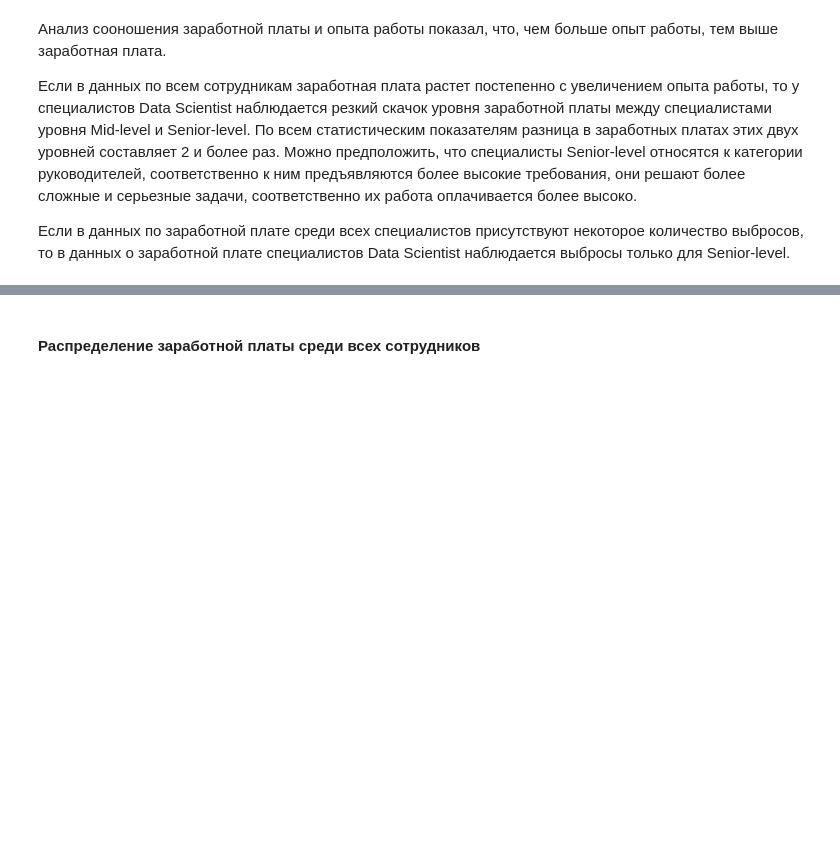
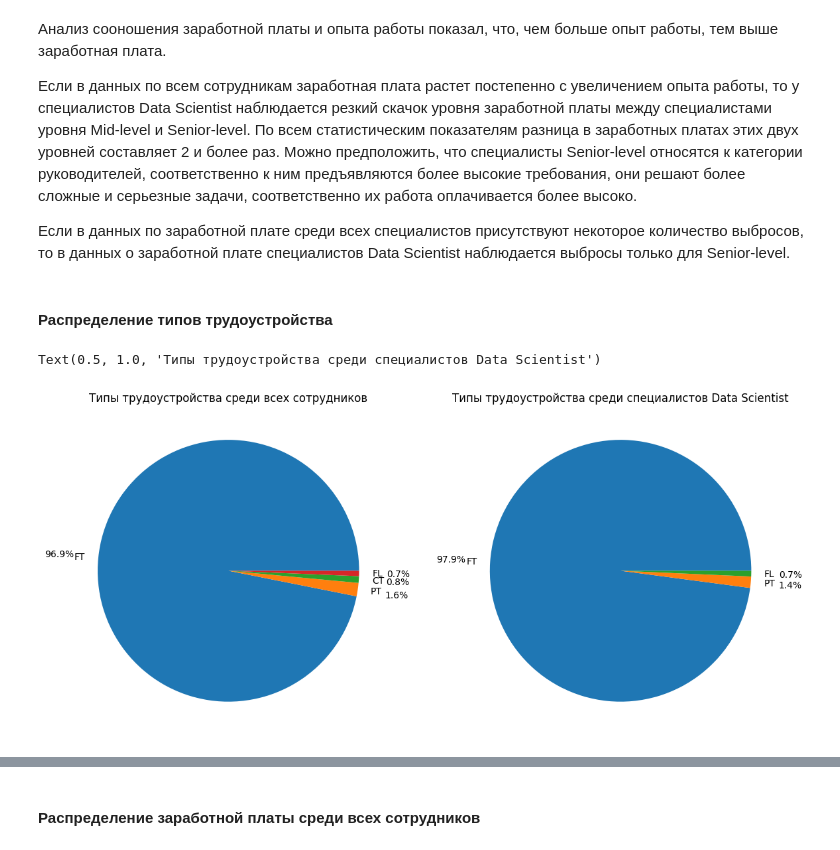
Before and after one commit to LNarnia/new_DS, a Jupyter notebook: Skillfactory/EDA_4/Исследование_данных_HR_агенства.ipynb, the cells around one changed output, grey strips where cells are left out. Drawn from its saved outputs; the diff is of its cells as text; code cells hidden in the pictures; blank space fills up the shorter version.

```diff
--- a/Skillfactory/EDA_4/Исследование_данных_HR_агенства.ipynb
+++ b/Skillfactory/EDA_4/Исследование_данных_HR_агенства.ipynb
@@ -360,3 +347,21 @@ salary_experience_ds
 Если в данных по всем сотрудникам заработная плата растет постепенно с увеличением опыта работы, то у специалистов Data Scientist наблюдается резкий скачок уровня заработной платы между специалистами уровня Mid-level и Senior-level. По всем статистическим показателям разница в заработных платах этих двух уровней составляет 2 и более раз. Можно предположить, что специалисты Senior-level относятся к категории руководителей, соответственно к ним предъявляются более высокие требования, они решают более сложные и серьезные задачи, соответственно их работа оплачивается более высоко.
 
 Если в данных по заработной плате среди всех специалистов присутствуют некоторое количество выбросов, то в данных о заработной плате специалистов Data Scientist наблюдается выбросы только для Senior-level.
+# %% [markdown]
+#### Распределение типов трудоустройства
+# %%
+# Получаем объект Series с распределением типов трудоуйстройства среди всех сотруднков
+data_employment = data['employment_type'].value_counts()
+# %%
+# Получаем объект Series с распределением типов трудоуйстройства среди специалистов Data Scientist
+data_sc_employment = data_sc['employment_type'].value_counts()
+# %%
+# Строим курговые диаграммы с рапределением типов трудоуйстройства среди всех сотрудников и специалистов Data Scientist
+fig, axes = plt.subplots(nrows = 1, ncols = 2, figsize=(14,8))
+axes[0].pie(data_employment, labels = data_employment.index, autopct = '%.1f%%', pctdistance=1.3)
+axes[0].set_title('Типы трудоустройства среди всех сотрудников')
+axes[1].pie(data_sc_employment, labels = data_sc_employment.index, autopct = '%.1f%%', pctdistance=1.3)
+axes[1].set_title('Типы трудоустройства среди специалистов Data Scientist')
+# %% [output]
+Text(0.5, 1.0, 'Типы трудоустройства среди специалистов Data Scientist')
+[figure, added]
```
Also changed, not shown: parts of 13 cells of this notebook.
